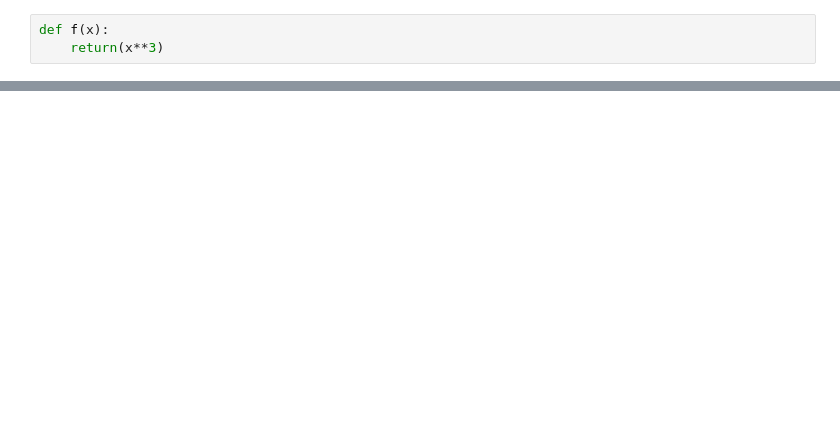
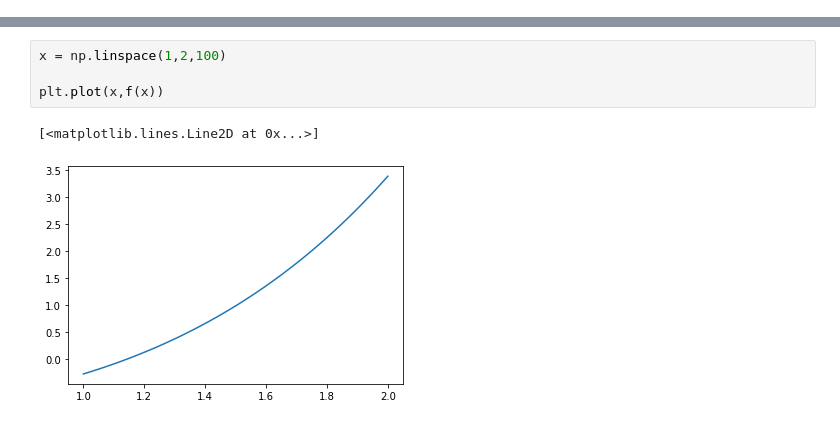
Before and after one commit to michlee1337/DataScience, a Jupyter notebook: Math/ODEs.ipynb, the cells around one changed output, grey strips where cells are left out. Cells and saved outputs as stored; diff of their text form; blank space fills up the shorter version.

```diff
--- a/Math/ODEs.ipynb
+++ b/Math/ODEs.ipynb
@@ -26,3 +25,0 @@ plt.show()
-# %%
-def f(x):
-    return(x**3)
@@ -38,0 +103,7 @@ array([-1.101e+02, -7.210e+01, -4.210e+01, -2.010e+01, -6.100e+00,
+# %%
+x = np.linspace(1,2,100)
+
+plt.plot(x,f(x))
+# %% [output]
+[<matplotlib.lines.Line2D at 0x...>]
+[figure, added]
```
Also changed, not shown: parts of 13 cells of this notebook, 9 other files.
